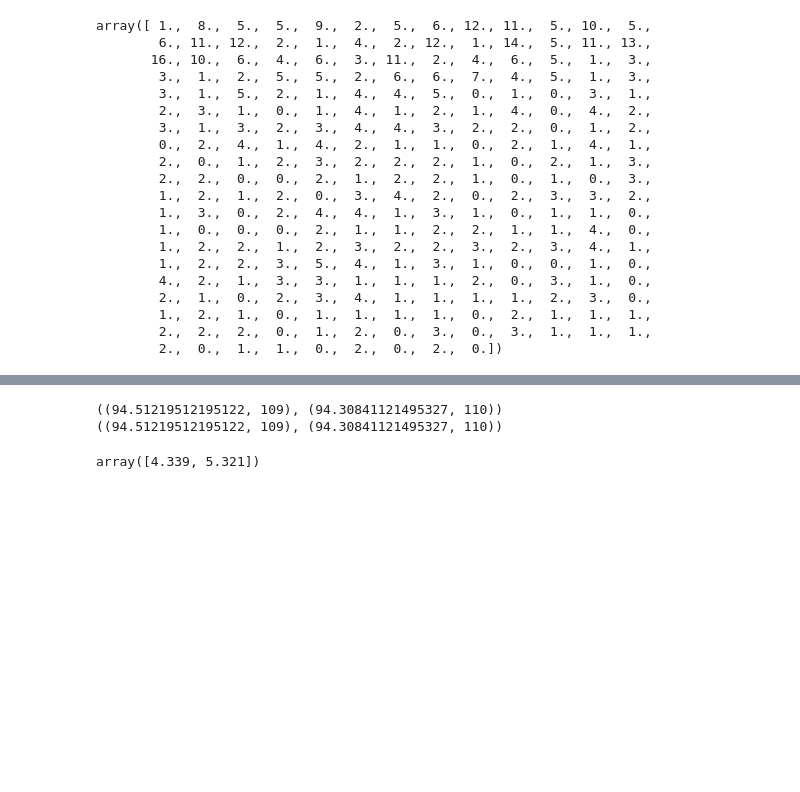
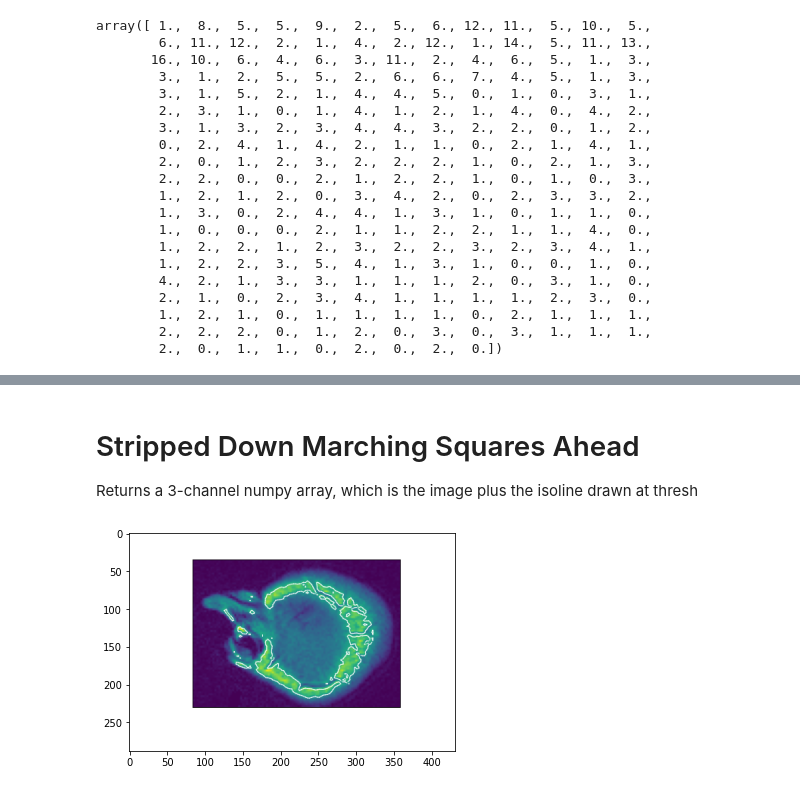
Before and after one commit to rdbisch/cs519_project, a Jupyter notebook: submitTheClass.ipynb, the cells around one changed output, grey strips where cells are left out. Cells and saved outputs as stored; diff of their text form; code cells hidden in the pictures; blank space fills up the shorter version.

Commit message:
simplified marching squares call, and added ability to extract images

```diff
--- a/submitTheClass.ipynb
+++ b/submitTheClass.ipynb
@@ -472,2 +314,0 @@ M.show()
-# %%
-segments = getContourSegments(M.thres, M.cells)
@@ -591,17 +331,3 @@ ValueError:
-# %%
-match = (94.51219512195122, 109)
-match2 = (94, 109)
-
-for s, t in segments:
-    if s == match or t == match: print((0, s,t))
-
-    si = int(s[0]), int(s[1])
-    ti = int(t[0]), int(t[1])
-    if si == match2 or ti == match2: print((1, s, t))
-# %% [output]
-((94.51219512195122, 109), (94.30841121495327, 110))
-((94.51219512195122, 109), (94.30841121495327, 110))
-# %%
-np.round((4.3392, 5.3213), 3)
-# %% [output]
-array([4.339, 5.321])
+# %% [markdown]
+# Stripped Down Marching Squares Ahead
+Returns a 3-channel numpy array, which is the image plus the isoline drawn at thresh
@@ -607,0 +380,21 @@ array([4.339, 5.321])
+# %%
+# I manually figured these points out
+crop = test_fdata[:, 75:150, 65:170]
+
+thresh = 300
+
+# Movie M = ???
+
+for i in range(26, crop.shape[0]):
+    slice_img = crop[i, :, :]
+    test = segments(slice_img, 300)
+    ## Movie M.AddFrame??(test)
+
+    ## Debug code delete it
+    if i == 26:
+        plt.figure()
+        plt.imshow(test)
+        break
+    #####
+# %% [output]
+[figure, added]
```
Also changed, not shown: parts of 16 cells of this notebook.
